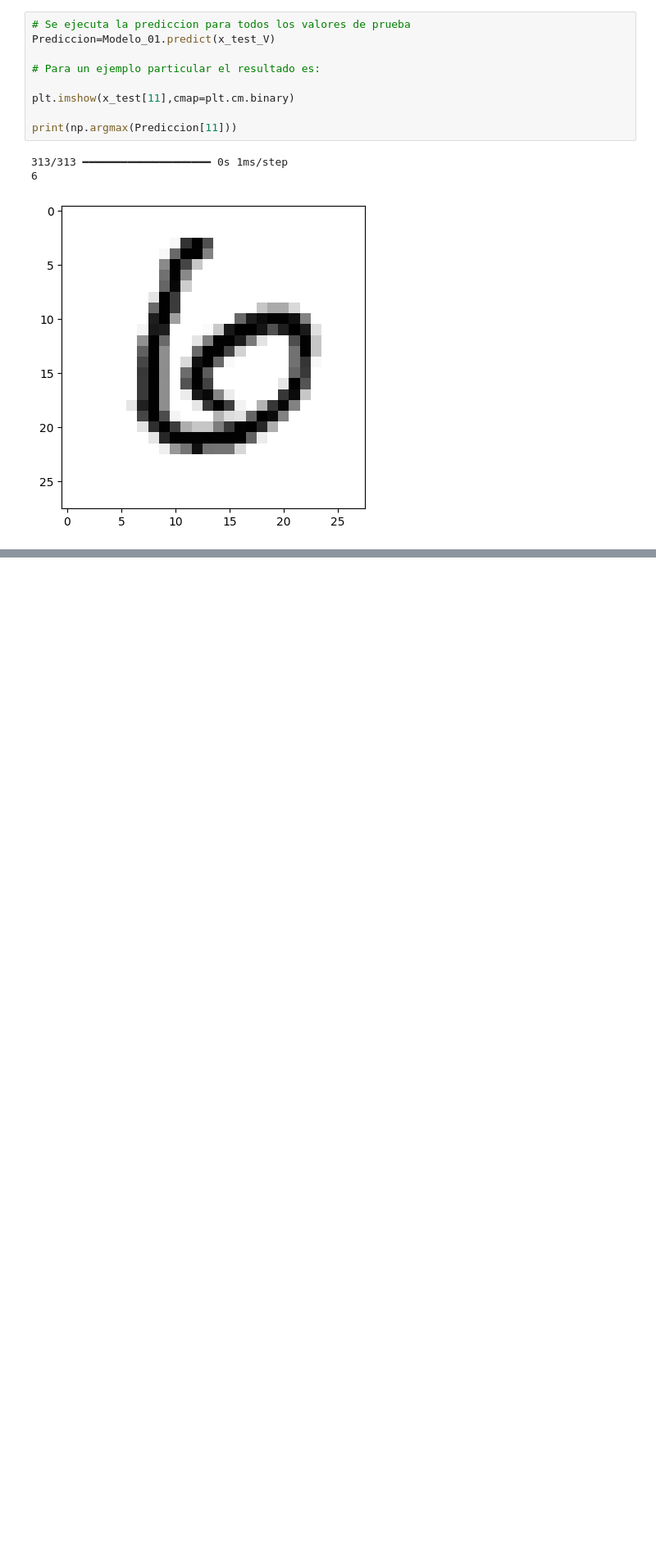
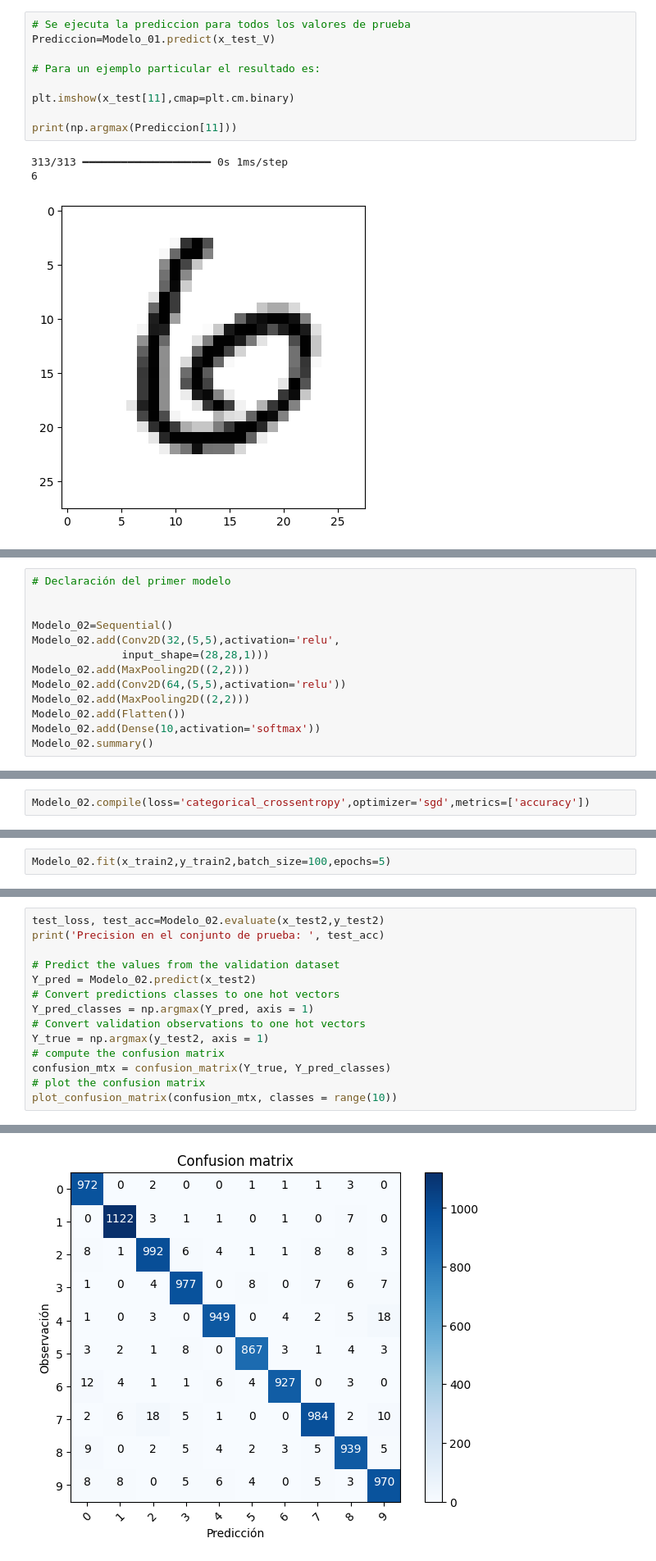
Before and after one commit to fvelez78/DeepLearn, a Jupyter notebook: MNIST.ipynb, the cells around one changed output, grey strips where cells are left out. Shown at 82% size. Drawn from its saved outputs; the diff is of its cells as text; blank space fills up the shorter version.

```diff
--- a/MNIST.ipynb
+++ b/MNIST.ipynb
@@ -229,0 +267,13 @@ print(np.argmax(Prediccion[11]))
+# %%
+# Declaración del primer modelo
+
+
+Modelo_02=Sequential()
+Modelo_02.add(Conv2D(32,(5,5),activation='relu',
+              input_shape=(28,28,1)))
+Modelo_02.add(MaxPooling2D((2,2)))
+Modelo_02.add(Conv2D(64,(5,5),activation='relu'))
+Modelo_02.add(MaxPooling2D((2,2)))
+Modelo_02.add(Flatten())
+Modelo_02.add(Dense(10,activation='softmax'))
+Modelo_02.summary()
@@ -229,0 +302,2 @@ print(np.argmax(Prediccion[11]))
+# %%
+Modelo_02.compile(loss='categorical_crossentropy',optimizer='sgd',metrics=['accuracy'])
@@ -229,0 +306,2 @@ print(np.argmax(Prediccion[11]))
+# %%
+Modelo_02.fit(x_train2,y_train2,batch_size=100,epochs=5)
@@ -229,0 +322,15 @@ print(np.argmax(Prediccion[11]))
+# %%
+test_loss, test_acc=Modelo_02.evaluate(x_test2,y_test2)
+print('Precision en el conjunto de prueba: ', test_acc)
+
+# Predict the values from the validation dataset
+Y_pred = Modelo_02.predict(x_test2)
+# Convert predictions classes to one hot vectors
+Y_pred_classes = np.argmax(Y_pred, axis = 1)
+# Convert validation observations to one hot vectors
+Y_true = np.argmax(y_test2, axis = 1)
+# compute the confusion matrix
+confusion_mtx = confusion_matrix(Y_true, Y_pred_classes)
+# plot the confusion matrix
+plot_confusion_matrix(confusion_mtx, classes = range(10))
+# %% [output]
@@ -229,0 +340 @@ print(np.argmax(Prediccion[11]))
+[figure, added]
```
Also changed, not shown: parts of 25 cells of this notebook.
